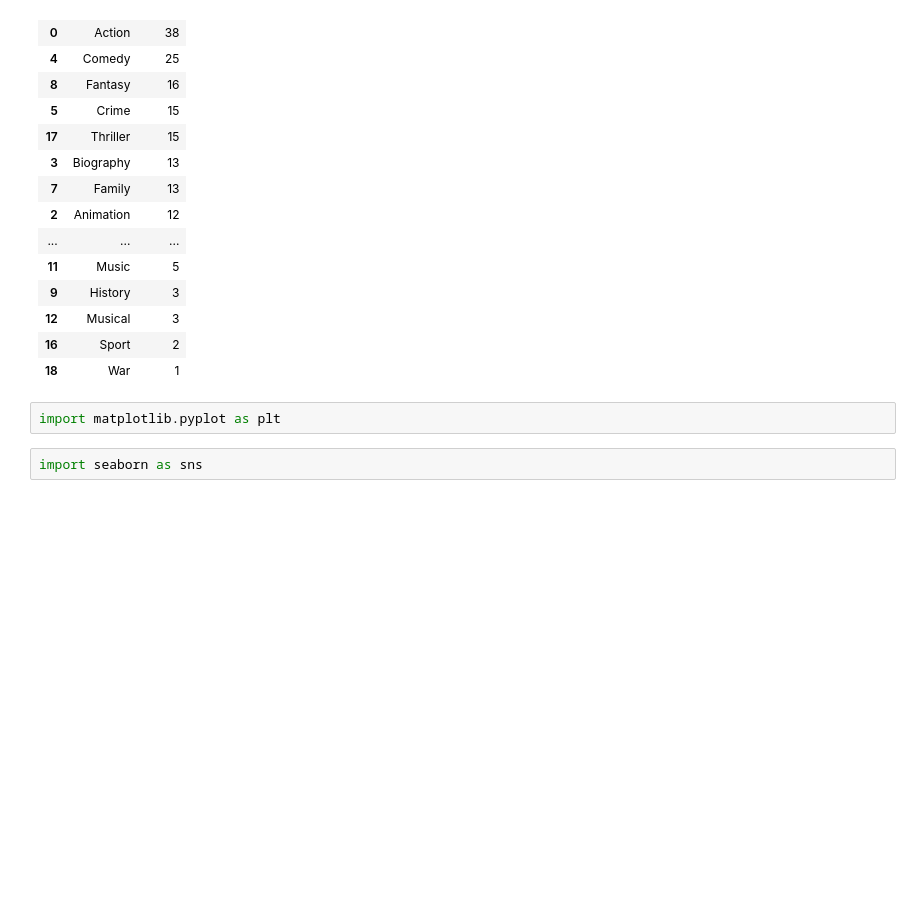
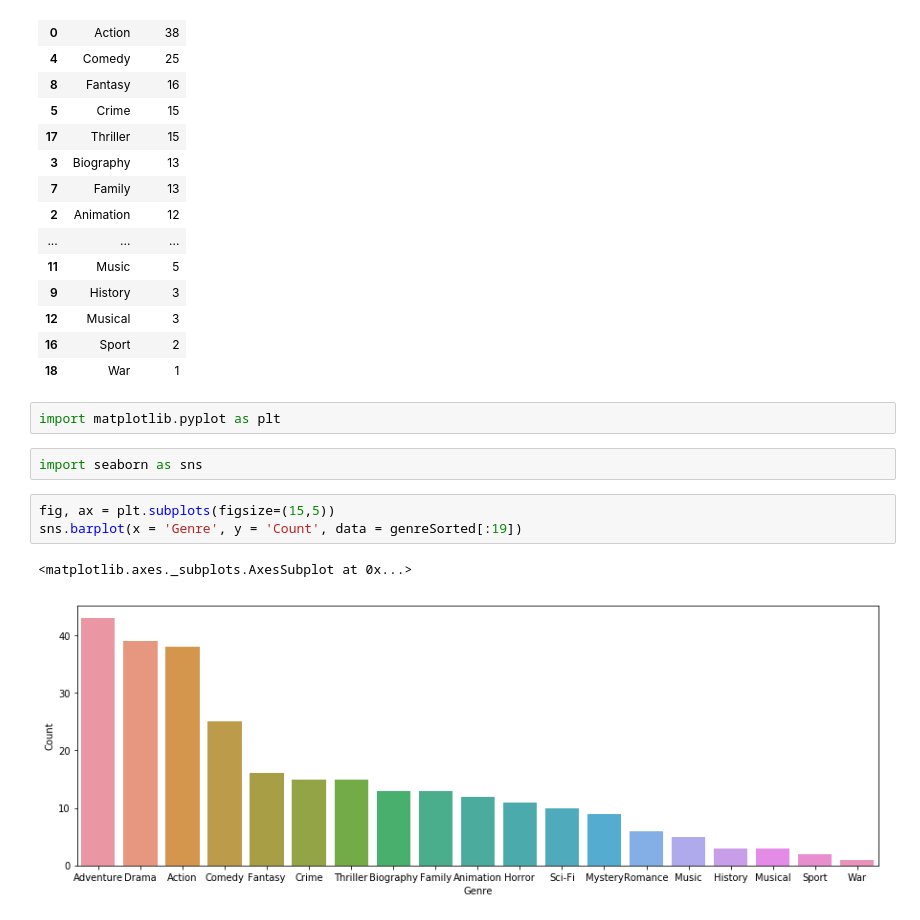
Before and after one commit to qh2197/XueBa-tools-project, a Jupyter notebook: Xueba Project.ipynb, the cells around one changed output. Cells and saved outputs as stored; diff of their text form; blank space fills up the shorter version.

Commit message:
plot barplot

```diff
--- a/Xueba Project.ipynb
+++ b/Xueba Project.ipynb
@@ -163,3 +163,9 @@ genreSorted
 import matplotlib.pyplot as plt
 # %%
 import seaborn as sns
+# %%
+fig, ax = plt.subplots(figsize=(15,5))
+sns.barplot(x = 'Genre', y = 'Count', data = genreSorted[:19])
+# %% [output]
+<matplotlib.axes._subplots.AxesSubplot at 0x...>
+[figure, added]
```
